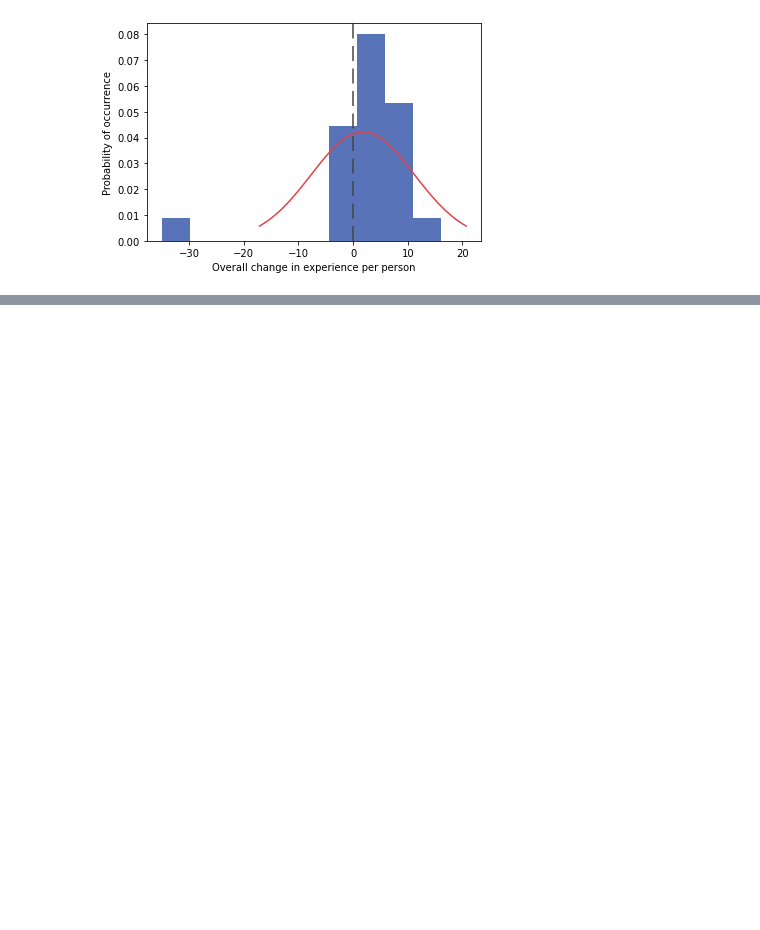
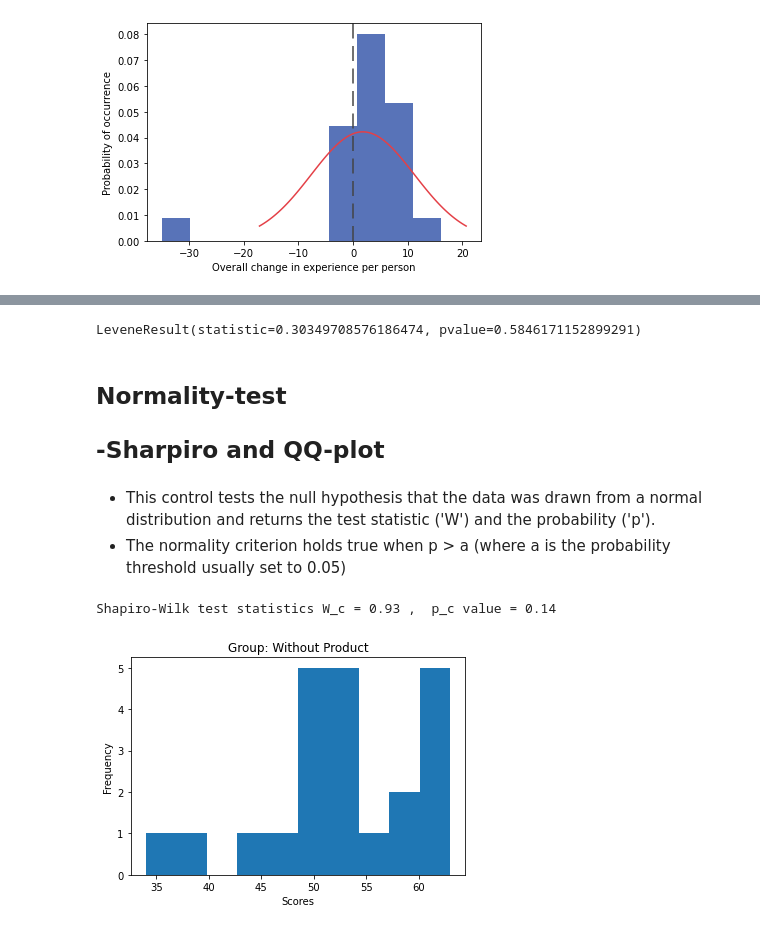
Before and after one commit to TorAP/AudioPydub, a Jupyter notebook: Experiment/evalHistograms.ipynb, the cells around one changed output, grey strips where cells are left out. Cells and saved outputs as stored; diff of their text form; code cells hidden in the pictures; blank space fills up the shorter version.

Commit message:
t-test

```diff
--- a/Experiment/evalHistograms.ipynb
+++ b/Experiment/evalHistograms.ipynb
@@ -103,0 +116,22 @@ plt.hist(two)
+# %%
+stats.levene(resWithoutCountSum.dropna(),resWithCountSum.dropna())
+#If p < 0.05 then the assumption of homogenity between the two variances has been violated
+# %% [output]
+LeveneResult(statistic=0.30349708576186474, pvalue=0.5846171152899291)
+# %% [markdown]
+## Normality-test
+## -Sharpiro and QQ-plot
+# %% [markdown]
+ - This control tests the null hypothesis that the data was drawn from a normal distribution and returns the test statistic ('W') and the probability ('p').
+ - The normality criterion holds true when p > a (where a is the probability threshold usually set to 0.05)
+# %%
+[W_c,p_c]=stats.shapiro(resWithoutCountSum.dropna())
+print('Shapiro-Wilk test statistics W_c =', "%.2f"%W_c,',  p_c value =', "%.2f" %p_c)
+plt.hist(resWithoutCountSum)
+plt.xlabel('Scores')
+plt.ylabel('Frequency')
+plt.title('Group: Without Product')
+plt.show()
+# %% [output]
+Shapiro-Wilk test statistics W_c = 0.93 ,  p_c value = 0.14
+[figure, added]
```
Also changed, not shown: parts of 18 cells of this notebook.
